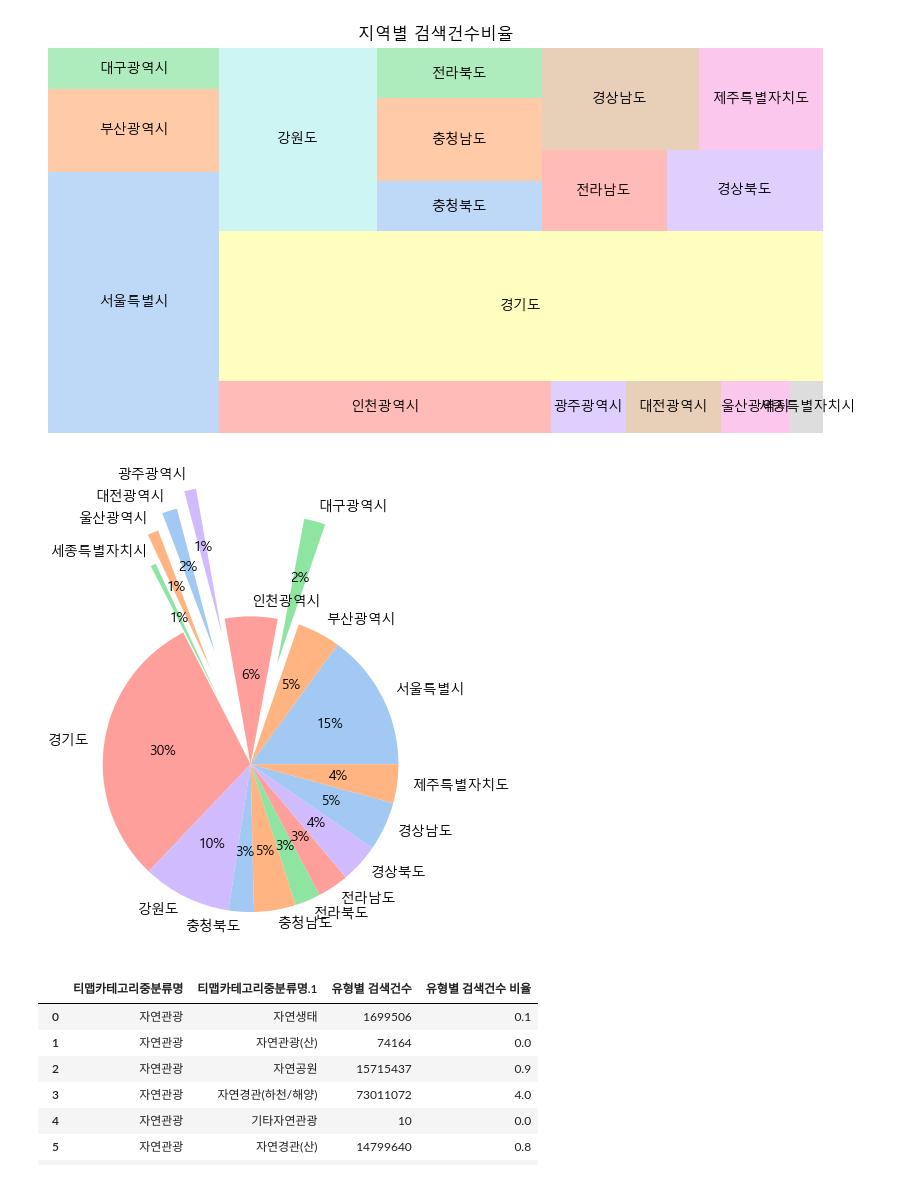
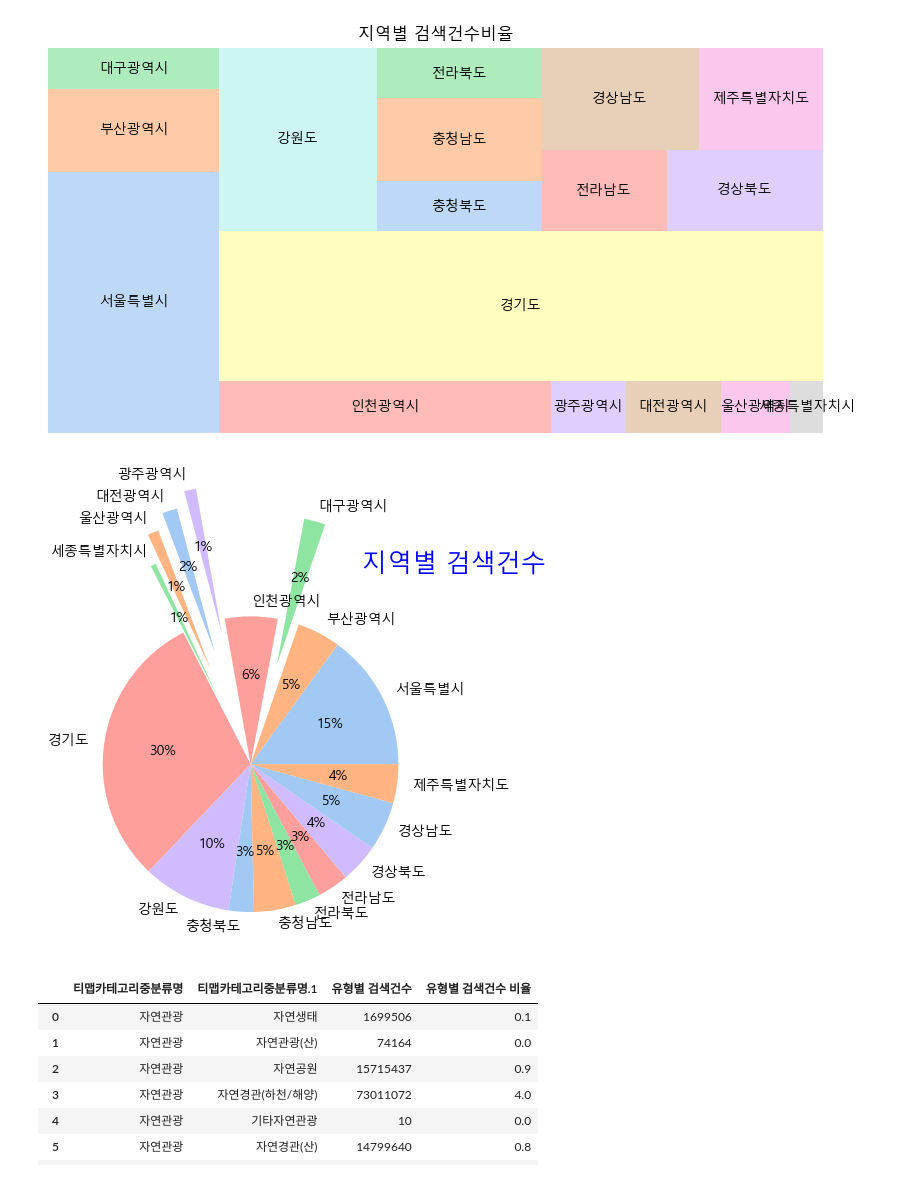
Before and after one commit to sdkim96/Login_project, a Jupyter notebook: Data_analysis_visualization/search_analysis.ipynb, the cells around one changed output. Drawn from its saved outputs; the diff is of its cells as text; code cells hidden in the pictures.

```diff
--- a/Data_analysis_visualization/search_analysis.ipynb
+++ b/Data_analysis_visualization/search_analysis.ipynb
@@ -176,22 +176,31 @@ plt.axis("off")
 # %%
 #define data
 data = search_values
 labels = city_list
 
 #https://lifewithdata.com/2022/03/07/how-to-create-a-pie-chart-in-matplotlib/
 explode = [0, 0, 0.7, 0, 0.9, 0.8, 0.7, 0.5, 0, 0, 0, 0, 0, 0, 0, 0, 0]
 
 
 #define Seaborn color palette to use
-colors = sns.color_palette('pastel')[0:5]
-
+colors = sns.color_palette("pastel")[0:5]
+# "Spectral", as_cmap=True
 
 #create pie chart
 plt.pie(data, labels = labels, colors = colors, autopct='%.0f%%', explode=explode)
 # plt.title("지역별 검색건수")
+title = plt.title("지역별 검색건수")
+# Adjust the position of the title to the right
+title.set_position([1.05, 0.5])
+
+# Increase the font size of the title
+title.set_fontsize(18)
+# Change the color of the title
+title.set_color('blue')
+
 plt.show()
 # %% [output]
-[figure, old version]
+[figure, new version]
 # %%
 df2
 # %% [output]
```
Also changed, not shown: parts of 2 cells of this notebook, 1 other file.
